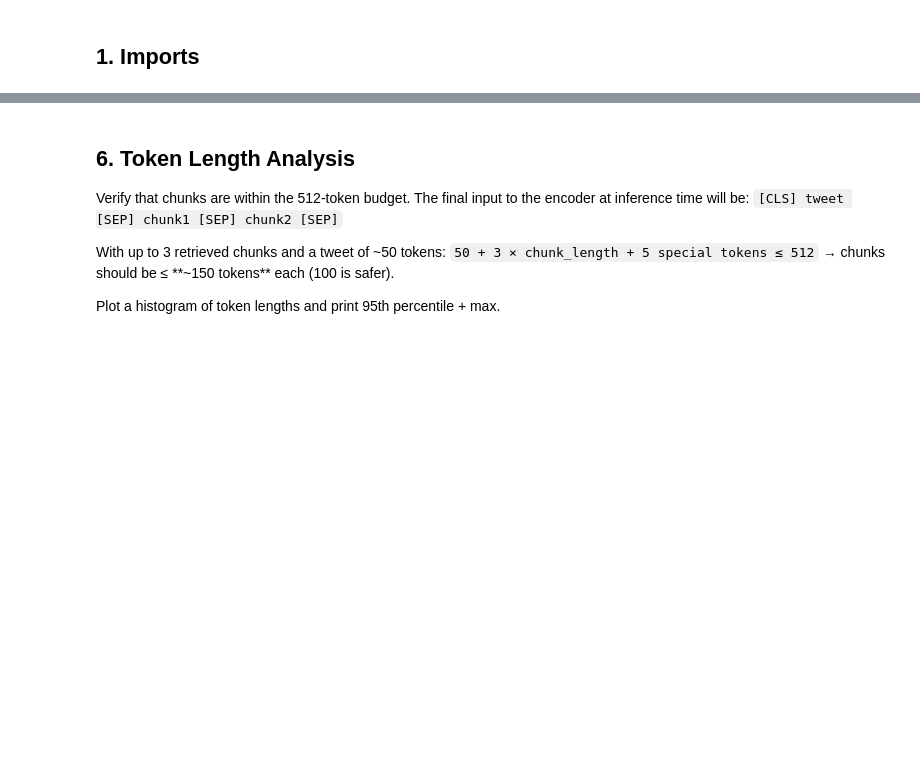
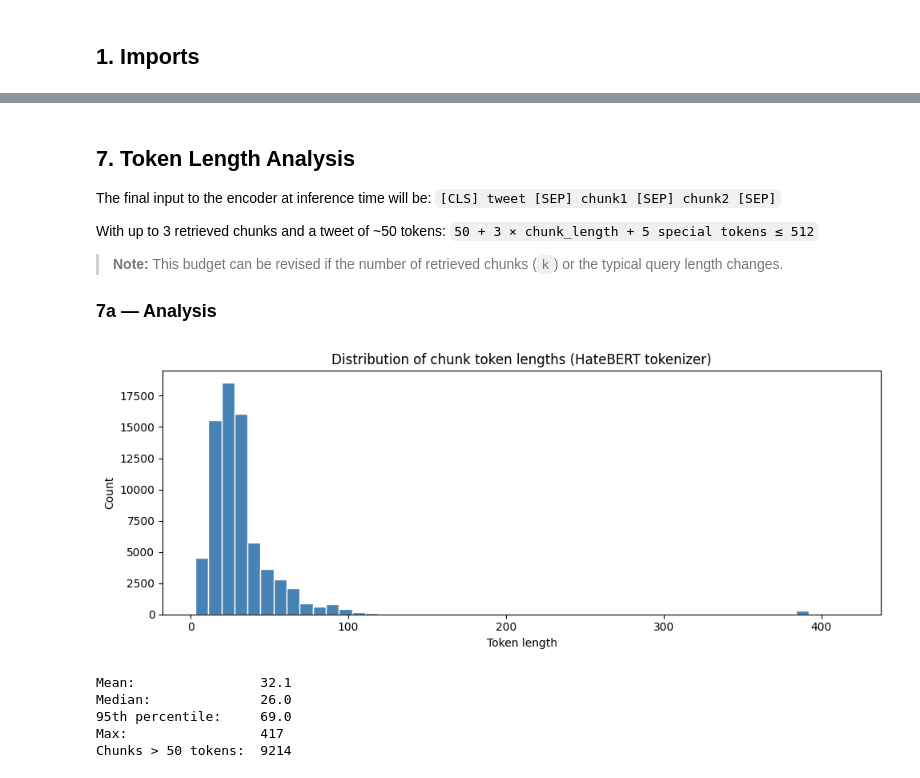
Before and after one commit to Duckymini/deep_learning, a Jupyter notebook: RAG/rag_step2_chunking.ipynb, the cells around one changed output, grey strips where cells are left out. Cells and saved outputs as stored; diff of their text form; code cells hidden in the pictures; blank space fills up the shorter version.

Commit message:
implement notebook chuncking and index

```diff
--- a/RAG/rag_step2_chunking.ipynb
+++ b/RAG/rag_step2_chunking.ipynb
@@ -99,6 +181,10 @@ For typology definitions, separate categories with a blank line.
 # %%
-# TODO:
-# 1. concatenate all lists of dicts into one list
-# 2. df = pd.DataFrame(all_chunks)
-# 3. df.insert(0, "chunk_id", range(len(df)))  ← row index becomes the FAISS vector index
-# 4. print df.shape, df["source"].value_counts(), df["label"].value_counts()
+all_chunks = ihc_chunks + ishate_chunks
+
+df = pd.DataFrame(all_chunks)
+df["text"] = df.apply(lambda r: f"[{r['label'].replace('_', ' ')}] {r['text']}", axis=1)
+df = df[["text"]]
+df.insert(0, "chunk_id", range(len(df)))
+
+print(f"Total chunks: {df.shape[0]:,}")
+df.head()
@@ -105,18 +199,38 @@ For typology definitions, separate categories with a blank line.
 # %% [markdown]
-## 6. Token Length Analysis
+## 7. Token Length Analysis
 
-Verify that chunks are within the 512-token budget.
 The final input to the encoder at inference time will be:
 `[CLS] tweet [SEP] chunk1 [SEP] chunk2 [SEP]`
 
 With up to 3 retrieved chunks and a tweet of ~50 tokens:
 `50 + 3 × chunk_length + 5 special tokens ≤ 512`
-→ chunks should be ≤ **~150 tokens** each (100 is safer).
 
-Plot a histogram of token lengths and print 95th percentile + max.
+> **Note:** This budget can be revised if the number of retrieved chunks (`k`) or the typical query length changes.
+
+### 7a — Analysis
 # %%
-# TODO:
-# 1. token_lengths = [len(tokenizer.encode(t)) for t in df["text"]]
-# 2. plt.hist(token_lengths, bins=50) + labels
-# 3. print: mean, median, 95th percentile, max
-# 4. print: how many chunks exceed 150 tokens (flag them)
+tokenizer = AutoTokenizer.from_pretrained("GroNLP/hateBERT")
+
+token_lengths = [len(tokenizer.encode(t, add_special_tokens=False)) for t in df["text"]]
+df["token_length"] = token_lengths
+
+plt.figure(figsize=(10, 4))
+plt.hist(token_lengths, bins=50, color="steelblue", edgecolor="white")
+plt.xlabel("Token length")
+plt.ylabel("Count")
+plt.title("Distribution of chunk token lengths (HateBERT tokenizer)")
+plt.tight_layout()
+plt.show()
+
+print(f"Mean:                {np.mean(token_lengths):.1f}")
+print(f"Median:              {np.median(token_lengths):.1f}")
+print(f"95th percentile:     {np.percentile(token_lengths, 95):.1f}")
+print(f"Max:                 {max(token_lengths)}")
+print(f"Chunks > 50 tokens:  {sum(l > 50 for l in token_lengths)}")
+# %% [output]
+[figure, added]
+Mean:                32.1
+Median:              26.0
+95th percentile:     69.0
+Max:                 417
+Chunks > 50 tokens:  9214
```
Also changed, not shown: parts of 18 cells of this notebook, 2 other files.
